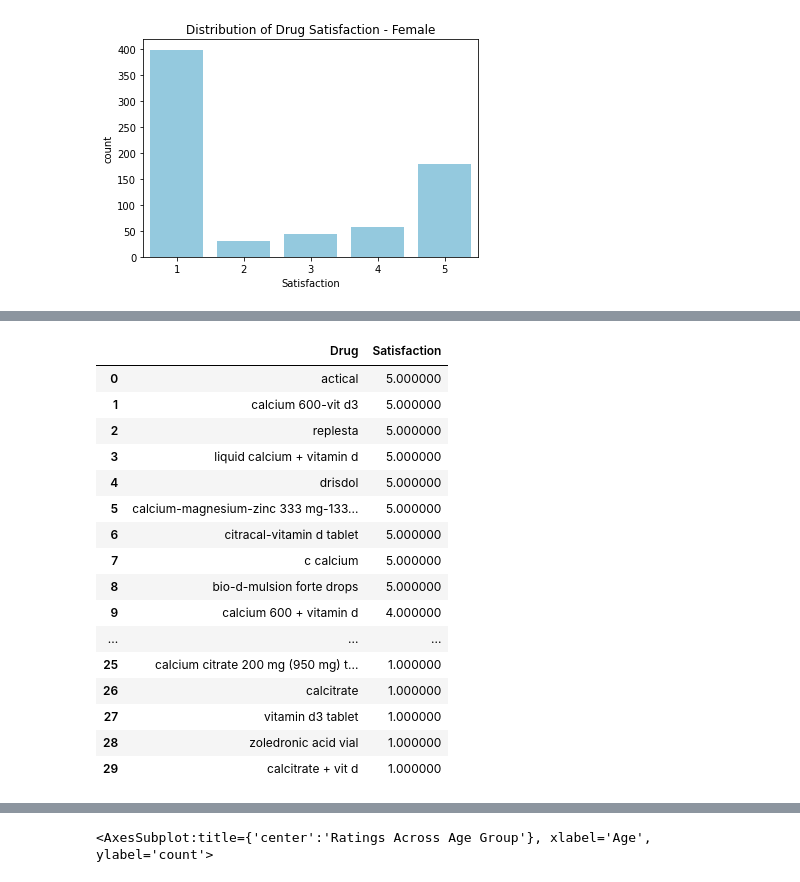
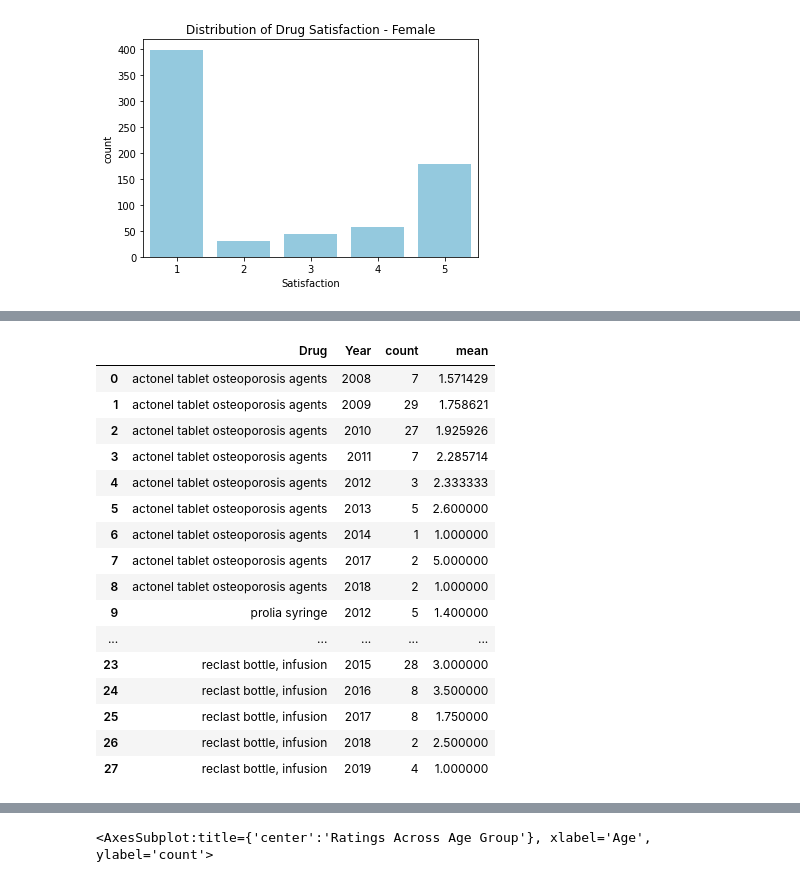
Before and after one commit to woonsupkim/DrugReview, a Jupyter notebook: EDA.ipynb, the cells around one changed output, grey strips where cells are left out. Cells and saved outputs as stored; diff of their text form; code cells hidden in the pictures.

```diff
--- a/EDA.ipynb
+++ b/EDA.ipynb
@@ -154,0 +167,11 @@ plt.subplots_adjust(left=0.1,
+# %%
+df_drug1 = df_ost.loc[df_ost['Drug'].str.contains("reclast bottle, infusion", case=False)]
+df_drug2 = df_ost.loc[df_ost['Drug'].str.contains("prolia syringe", case=False)]
+df_drug3 = df_ost.loc[df_ost['Drug'].str.contains("actonel tablet osteoporosis agents", case=False)]
+#df_drug4 = df_ost.loc[df_ost['Drug'].str.contains("atelvia", case=False)]
+#df_drug5 = df_ost.loc[df_ost['Drug'].str.contains("actonel 35 mg tablet", case=False)]
+
+
+df_drugs = pd.concat([df_drug1, df_drug2, df_drug3])
+
+sns.lineplot(x = 'Year', y = 'Satisfaction', hue = 'Drug', data=df_drugs.groupby(["Year", "Drug"])["Satisfaction"].mean().reset_index())
@@ -155,20 +181,20 @@ plt.subplots_adjust(left=0.1,
 # %%
-df_ost.groupby("Drug")["Satisfaction"].mean().sort_values(ascending = False).reset_index()
+df_drugs.groupby(['Drug','Year'])['Satisfaction'].agg(count='size', mean='mean').reset_index()
 # %% [output]
-|  | Drug | Satisfaction |
-| 0 | actical | 5.000000 |
-| 1 | calcium 600-vit d3 | 5.000000 |
-| 2 | replesta | 5.000000 |
-| 3 | liquid calcium + vitamin d | 5.000000 |
-| 4 | drisdol | 5.000000 |
-| 5 | calcium-magnesium-zinc 333 mg-133... | 5.000000 |
-| 6 | citracal-vitamin d tablet | 5.000000 |
-| 7 | c calcium | 5.000000 |
-| 8 | bio-d-mulsion forte drops | 5.000000 |
-| 9 | calcium 600 + vitamin d | 4.000000 |
-| ... | ... | ... |
-| 25 | calcium citrate 200 mg (950 mg) t... | 1.000000 |
-| 26 | calcitrate | 1.000000 |
-| 27 | vitamin d3 tablet | 1.000000 |
-| 28 | zoledronic acid vial | 1.000000 |
-| 29 | calcitrate + vit d | 1.000000 |
+|  | Drug | Year | count | mean |
+| 0 | actonel tablet osteoporosis agents | 2008 | 7 | 1.571429 |
+| 1 | actonel tablet osteoporosis agents | 2009 | 29 | 1.758621 |
+| 2 | actonel tablet osteoporosis agents | 2010 | 27 | 1.925926 |
+| 3 | actonel tablet osteoporosis agents | 2011 | 7 | 2.285714 |
+| 4 | actonel tablet osteoporosis agents | 2012 | 3 | 2.333333 |
+| 5 | actonel tablet osteoporosis agents | 2013 | 5 | 2.600000 |
+| 6 | actonel tablet osteoporosis agents | 2014 | 1 | 1.000000 |
+| 7 | actonel tablet osteoporosis agents | 2017 | 2 | 5.000000 |
+| 8 | actonel tablet osteoporosis agents | 2018 | 2 | 1.000000 |
+| 9 | prolia syringe | 2012 | 5 | 1.400000 |
+| ... | ... | ... | ... | ... |
+| 23 | reclast bottle, infusion | 2015 | 28 | 3.000000 |
+| 24 | reclast bottle, infusion | 2016 | 8 | 3.500000 |
+| 25 | reclast bottle, infusion | 2017 | 8 | 1.750000 |
+| 26 | reclast bottle, infusion | 2018 | 2 | 2.500000 |
+| 27 | reclast bottle, infusion | 2019 | 4 | 1.000000 |
```
Also changed, not shown: parts of 3 cells of this notebook.
